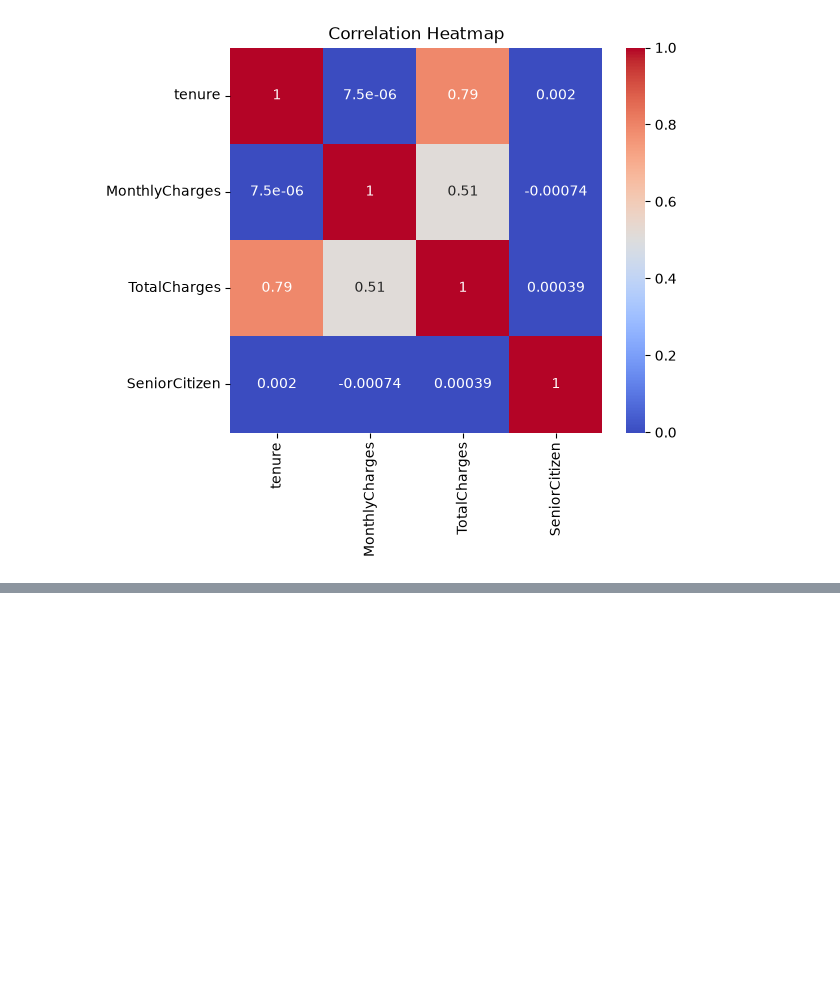
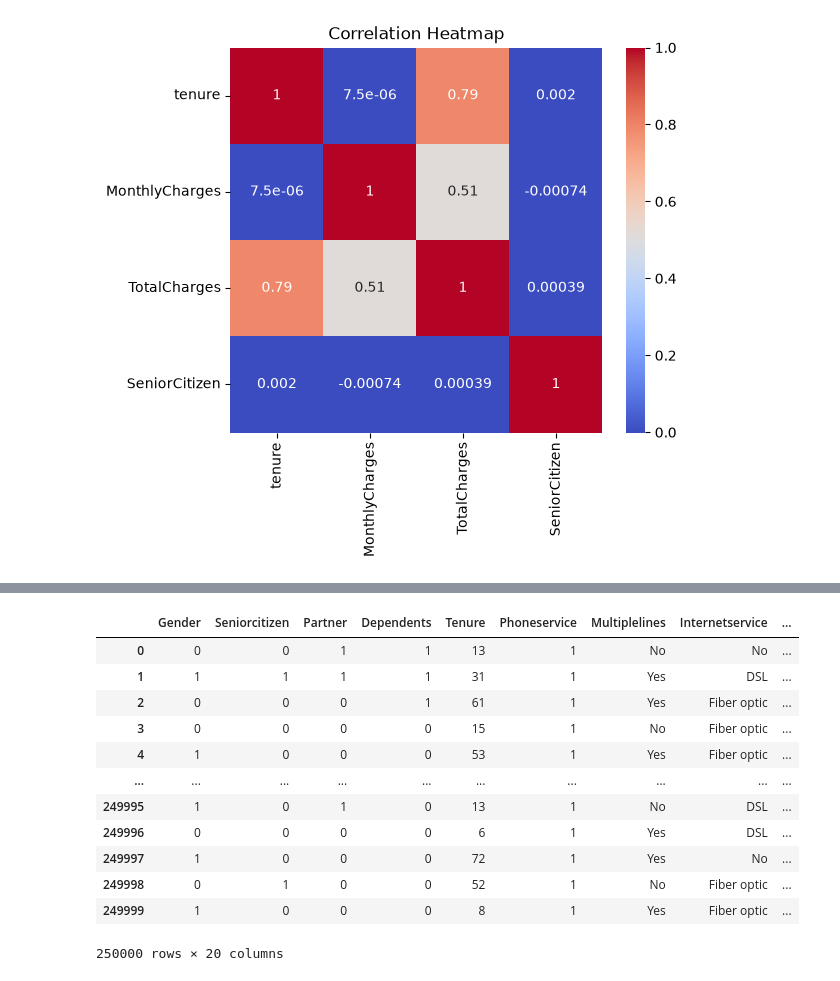
Before and after one commit to mohitmishra8921/Datascience, a Jupyter notebook: Project2/EDA.ipynb, the cells around one changed output, grey strips where cells are left out. Saved outputs shown, nothing was run; the diff lists cells and outputs as text; code cells hidden in the pictures; blank space fills up the shorter version.

```diff
--- a/Project2/EDA.ipynb
+++ b/Project2/EDA.ipynb
@@ -128,0 +169,3 @@ plt.show()
+# %%
+for col in df.select_dtypes(include='object').columns:
+    print(f"{col}: {df[col].nunique()} unique values -> {df[col].unique()}")
@@ -128,0 +218,7 @@ plt.show()
+# %%
+binary_cols = ['Partner', 'Dependents', 'Phoneservice', 'Paperlessbilling', 'Churn']
+
+for col in binary_cols:
+    df[col] = df[col].map({'Yes': 1, 'No': 0})
+
+df['Gender'] = df['Gender'].map({'Male': 1, 'Female': 0})
@@ -128,0 +227,16 @@ plt.show()
+# %%
+df1
+# %% [output]
+|  | Gender | Seniorcitizen | Partner | Dependents | Tenure | Phoneservice | Multiplelines | Internetservice | ... |
+| 0 | 0 | 0 | 1 | 1 | 13 | 1 | No | No | ... |
+| 1 | 1 | 1 | 1 | 1 | 31 | 1 | Yes | DSL | ... |
+| 2 | 0 | 0 | 0 | 1 | 61 | 1 | Yes | Fiber optic | ... |
+| 3 | 0 | 0 | 0 | 0 | 15 | 1 | No | Fiber optic | ... |
+| 4 | 1 | 0 | 0 | 0 | 53 | 1 | Yes | Fiber optic | ... |
+| ... | ... | ... | ... | ... | ... | ... | ... | ... | ... |
+| 249995 | 1 | 0 | 1 | 0 | 13 | 1 | No | DSL | ... |
+| 249996 | 0 | 0 | 0 | 0 | 6 | 1 | Yes | DSL | ... |
+| 249997 | 1 | 0 | 0 | 0 | 72 | 1 | Yes | No | ... |
+| 249998 | 0 | 1 | 0 | 0 | 52 | 1 | No | Fiber optic | ... |
+| 249999 | 1 | 0 | 0 | 0 | 8 | 1 | Yes | Fiber optic | ... |
+250000 rows × 20 columns
```
Also changed, not shown: parts of 33 cells of this notebook, 6 other files.
